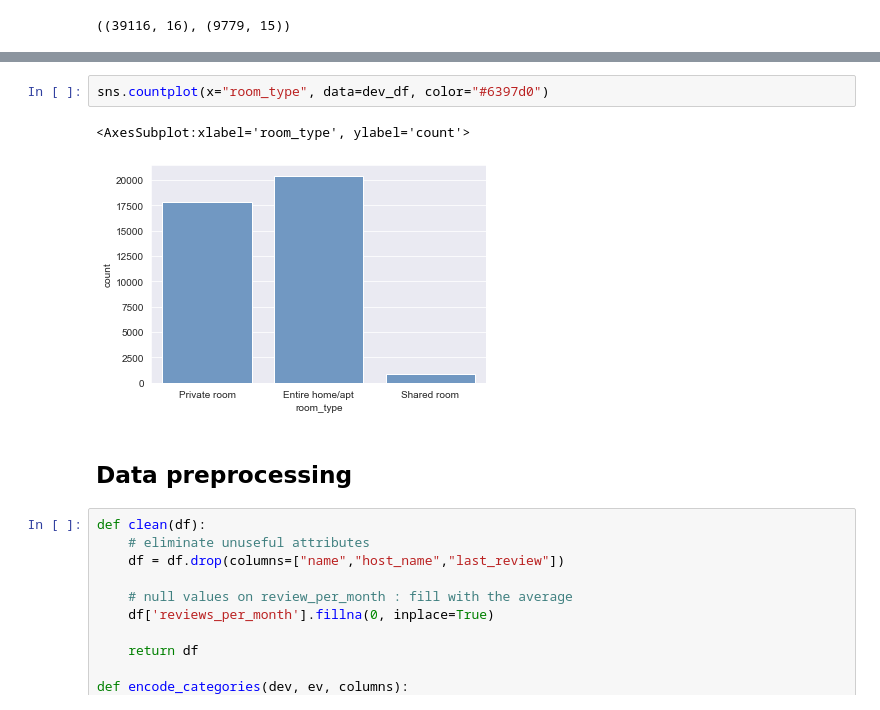
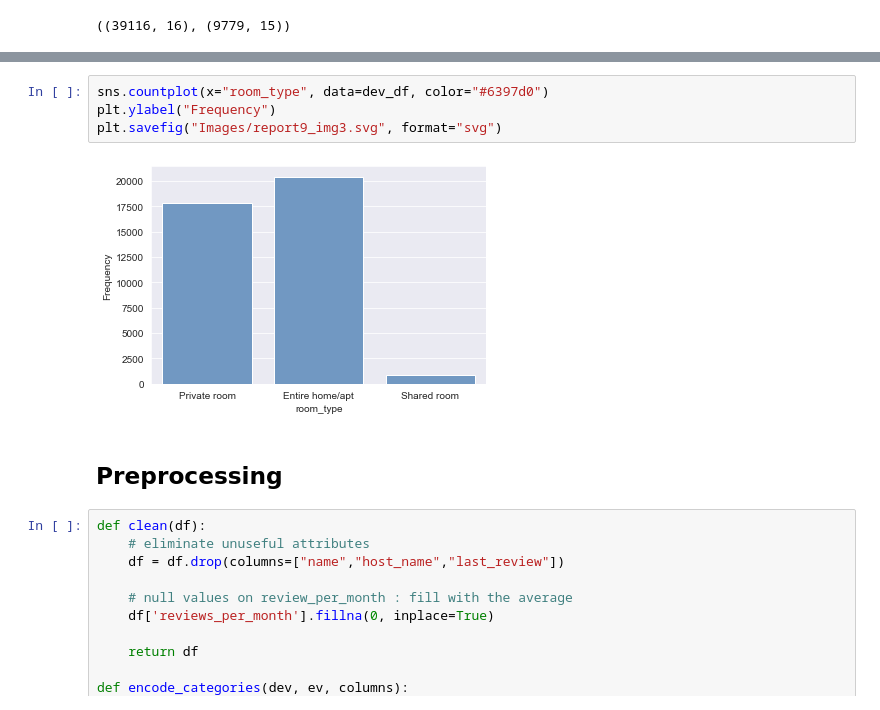
Before and after one commit to francescodisalvo05/Data-Science-Lab-Exercises, a Jupyter notebook: Notebooks/9-Laboratory-02-12-2020.ipynb, the cells around one changed output, grey strips where cells are left out. Drawn from its saved outputs; the diff is of its cells as text.

```diff
--- a/Notebooks/9-Laboratory-02-12-2020.ipynb
+++ b/Notebooks/9-Laboratory-02-12-2020.ipynb
@@ -112,10 +84,11 @@ sns.scatterplot(dev_df['latitude'], dev_df['longitude'], alpha=0.2,ax=axes[1], h
 # %%
 sns.countplot(x="room_type", data=dev_df, color="#6397d0")
+plt.ylabel("Frequency")
+plt.savefig("Images/report9_img3.svg", format="svg")
 # %% [output]
-<AxesSubplot:xlabel='room_type', ylabel='count'>
-[figure, old version]
+[figure, new version]
-# %% [markdown]
-## Data preprocessing
+# %% [markdown]
+## Preprocessing
 # %%
 def clean(df):
     # eliminate unuseful attributes
```
Also changed, not shown: parts of 25 cells of this notebook, 4 other files.
